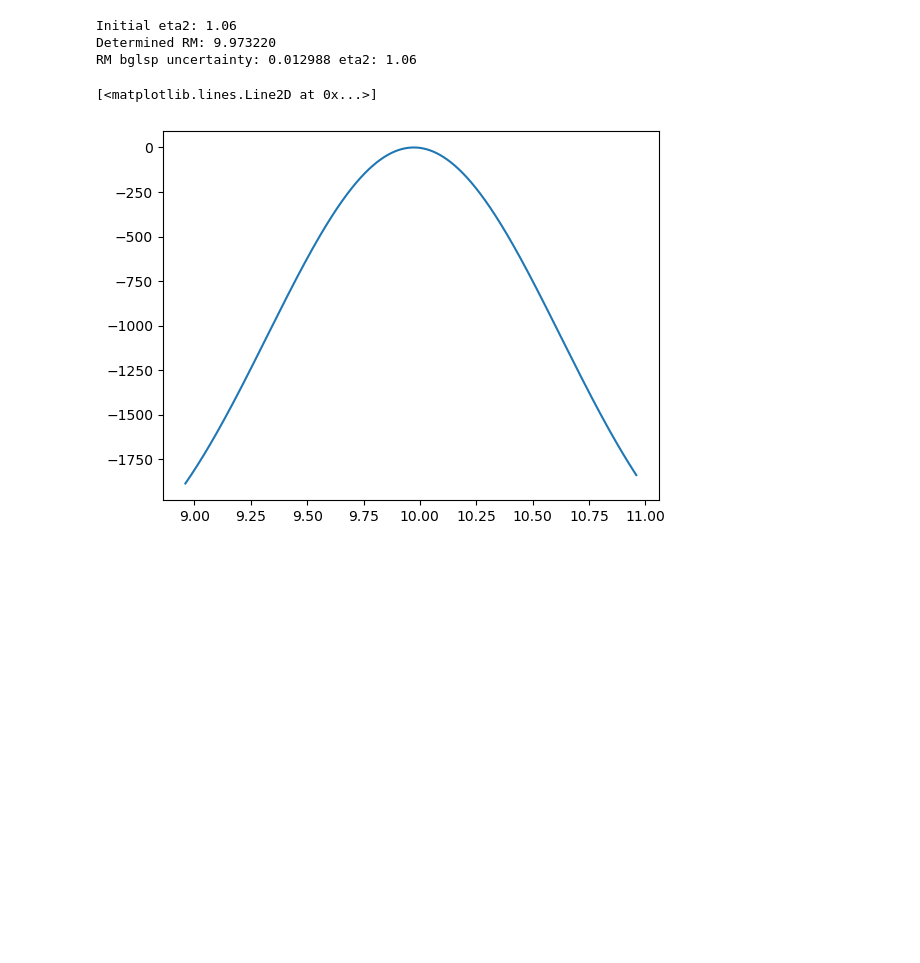
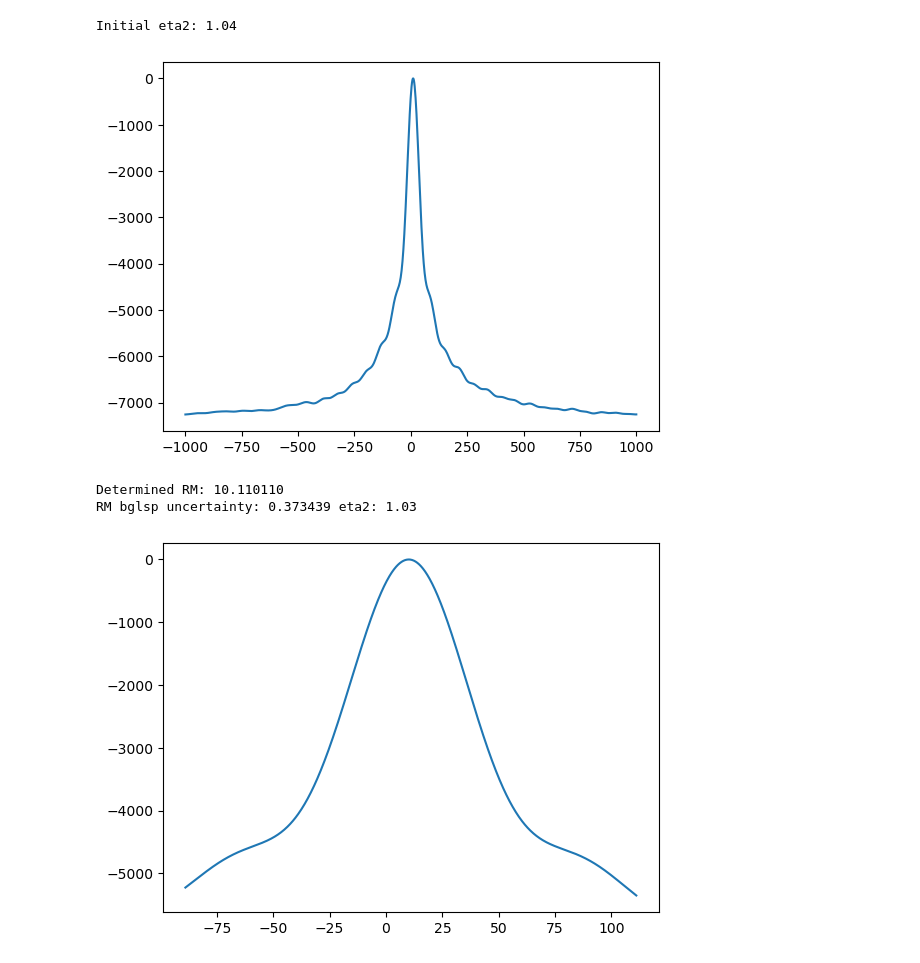
Before and after one commit to natazipper/Magnetosphere_ns, a Jupyter notebook: qu_fit.ipynb, the cells around one changed output. Cells and saved outputs as stored; diff of their text form; code cells hidden in the pictures; blank space fills up the shorter version.

```diff
--- a/qu_fit.ipynb
+++ b/qu_fit.ipynb
@@ -44,36 +46,41 @@ plt.tight_layout()
 # %%
 #calculating the RM
-init_width_factor = 1
+init_width_factor = 100
 err_rmsyn = 1.0
+ofac=1000
 
 lam2_mn = lam_mn**2
 lam2_mn = lam2_mn -np.mean(lam2_mn)
 qerr = np.ones(len(Q))/snr
 uerr = np.ones(len(U))/snr
 
 
-RMlist,p,logp,exp,eta = RMcalc.RM_bglsp(lam2_mn, Q, qerr, U, uerr, -50, 50, ofac=1000, remove_baseline="False")
+RMlist,p,logp,exp,eta = RMcalc.RM_bglsp(lam2_mn, Q, qerr, U, uerr, -1000, 1000, ofac=1000, remove_baseline="False")
 
 print("Initial eta2: %.2f" % (eta))
 
 #Determine the maximum of the peak and its frequency
 RM_bgls = RMlist[np.array(logp)==np.max(logp)]
 eta2 = -exp[np.array(logp)==np.max(logp)]*2./(2.*len(lam2_mn)-4)
 
+plt.plot(RMlist, logp)
+plt.show()
+
 RM_bgls=RM_bgls[0]
-RM_list_bgls, p, logp, exponents, eta2=RMcalc.RM_bglsp(lam2_mn, Q, qerr, U, uerr, RM_bgls-init_width_factor*err_rmsyn, RM_bgls+init_width_factor*err_rmsyn, ofac=50000, remove_baseline="False")
+RM_list_bgls, p, logp, exponents, eta2=RMcalc.RM_bglsp(lam2_mn, Q, qerr, U, uerr, RM_bgls-init_width_factor*err_rmsyn, RM_bgls+init_width_factor*err_rmsyn, ofac=ofac, remove_baseline="False")
 RM_bgls = RM_list_bgls[np.array(logp)==np.max(logp)]
 
 
 err_bgls=RMcalc.fwhm(RM_list_bgls, p)*np.sqrt(eta2)
 
 print("Determined RM: %.6f" % (RM_bgls))
 print("RM bglsp uncertainty: %.6f eta2: %.2f" % (err_bgls, eta2))
 
 plt.plot(RM_list_bgls, logp)
+plt.show()
 # %% [output]
-Initial eta2: 1.06
-Determined RM: 9.973220
-RM bglsp uncertainty: 0.012988 eta2: 1.06
+Initial eta2: 1.04
+[figure, new version]
-[<matplotlib.lines.Line2D at 0x...>]
+Determined RM: 10.110110
+RM bglsp uncertainty: 0.373439 eta2: 1.03
-[figure, old version]
+[figure, added]
```
Also changed, not shown: parts of 2 cells of this notebook.
